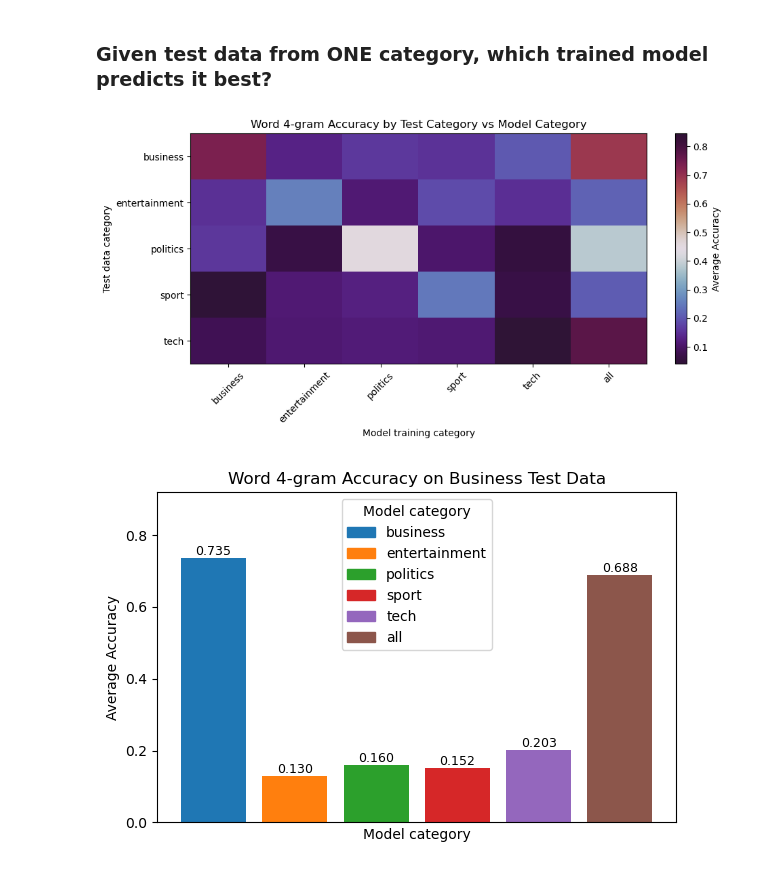
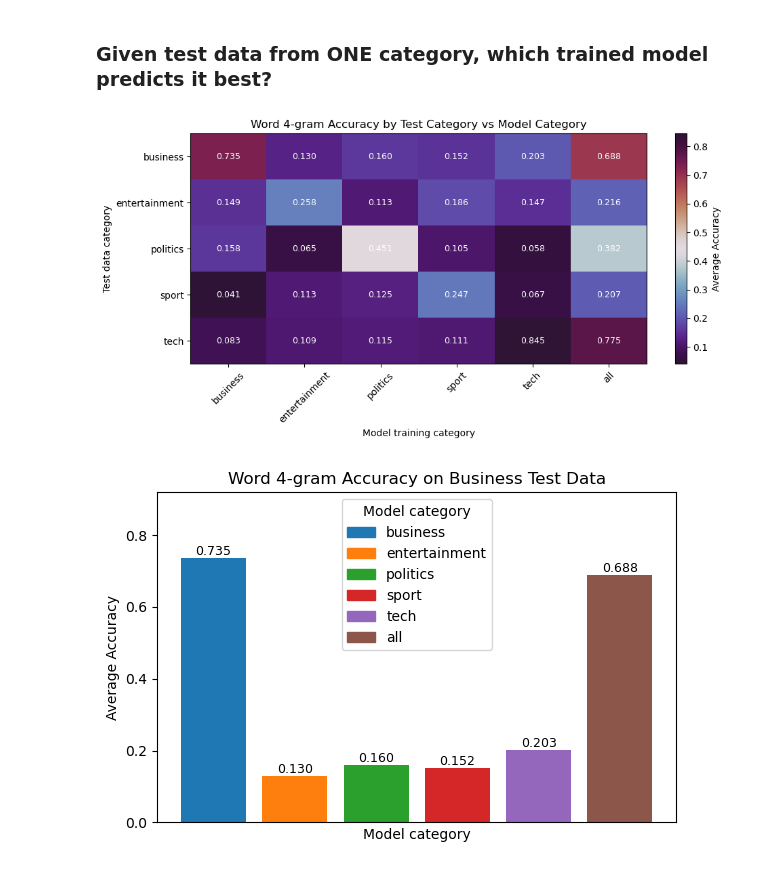
Before and after one commit to 2308monsi/KP, a Jupyter notebook: Seminar_Software/ModelResults.ipynb, the cells around one changed output. Drawn from its saved outputs; the diff is of its cells as text; code cells hidden in the pictures.

```diff
--- a/Seminar_Software/ModelResults.ipynb
+++ b/Seminar_Software/ModelResults.ipynb
@@ -426,28 +406,40 @@ avg_accuracy = {
 # %%
 df_heatmap = pd.DataFrame(avg_accuracy).T
 
 plt.figure(figsize=(10, 5))
 plt.imshow(df_heatmap, aspect="auto", cmap="twilight_shifted",)
 plt.colorbar(label="Average Accuracy")
 
 plt.xticks(
     range(len(df_heatmap.columns)),
     df_heatmap.columns,
     rotation=45
 )
 plt.yticks(
     range(len(df_heatmap.index)),
     df_heatmap.index
 )
 
 plt.xlabel("Model training category")
 plt.ylabel("Test data category")
 plt.title("Word 4-gram Accuracy by Test Category vs Model Category")
 
+for i in range(df_heatmap.shape[0]):
+    for j in range(df_heatmap.shape[1]):
+        plt.text(
+            j,
+            i,
+            f"{df_heatmap.iloc[i, j]:.3f}",
+            ha="center",
+            va="center",
+            color="white",
+            fontsize=9
+        )
+
 plt.tight_layout()
 plt.show()
 # %% [output]
-[figure, old version]
+[figure, new version]
 # %%
 import matplotlib.pyplot as plt
 from matplotlib.patches import Patch
```
Also changed, not shown: parts of 1 cell of this notebook, 10 other files.
